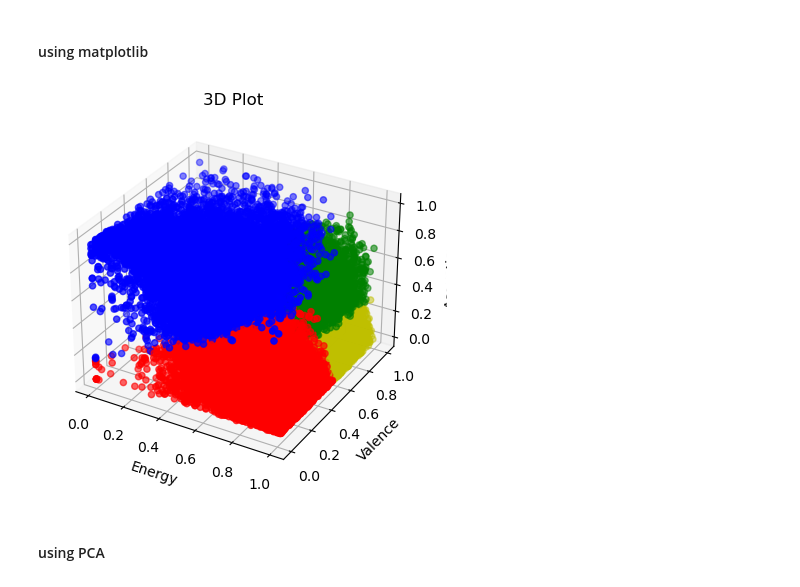
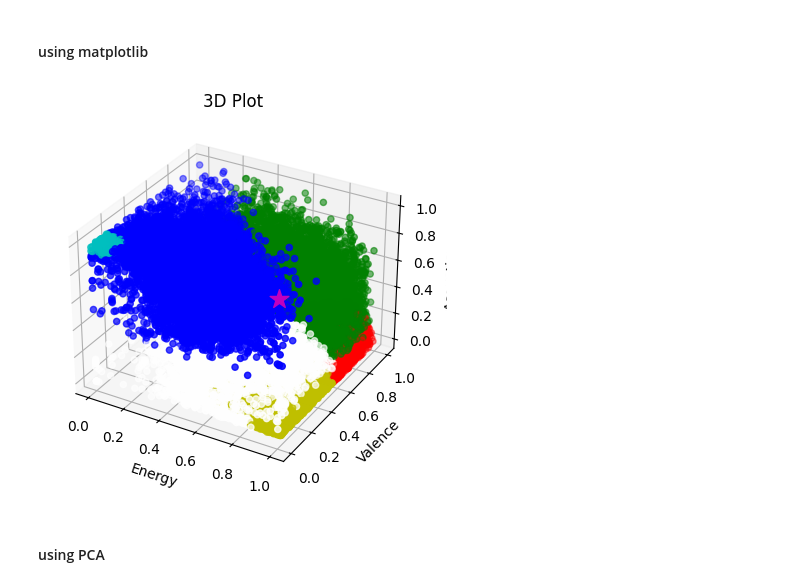
Before and after one commit to fishbrightwise/dap_artificial_dj, a Jupyter notebook: clustering.ipynb, the cells around one changed output. Drawn from its saved outputs; the diff is of its cells as text; code cells hidden in the pictures.

Commit message:
edited clustering

```diff
--- a/clustering.ipynb
+++ b/clustering.ipynb
@@ -61,7 +68,7 @@ X_train, X_test = train_test_split(X, test_size=0.2, random_state=42)
 # K Means Clustering
 # %%
 # Kmeans model
-kmeans = KMeans(n_clusters = 3, random_state = 20, n_init = 20, tol = 0.0001)
+kmeans = KMeans(n_clusters = 6, random_state = 100, n_init = 20, tol = 0.0001)
 # Fit and predict on the data
 y_kmeans = kmeans.fit_predict(X_test)
 #Save centroids
@@ -110,36 +120,39 @@ fig = plt.figure()
 ax = fig.add_subplot(111, projection='3d')
 
 # Plot points
 cluster_labels = X_test['y_kmeans']  # Random cluster labels for demonstration
 
-colors = ['r', 'g', 'b', 'y']  # Red, Green, Blue for the three clusters
+colors = ['r', 'g', 'b', 'y', 'w', 'c']  # Red, Green, Blue for the three clusters
 cluster_colors = [colors[label] for label in cluster_labels]
+specific_point = (1.0, 0, 1)  # Example coordinates, replace with your specific point
+
 
 
 # Plot points
+ax.scatter(*specific_point, c='m', marker='*', s=200, label='Specific Point')
 ax.scatter(X_test['energy'], X_test['valence'], X_test['acousticness'], c=cluster_colors, marker='o') # Each feature respectively
 
 
 # Set labels and title
 ax.set_xlabel('Energy')
 ax.set_ylabel('Valence')
 ax.set_zlabel('Acousticness')
 ax.set_title('3D Plot')
 
 # Conduct K-means clustering
-kmeans = KMeans(n_clusters=5)
+kmeans = KMeans(n_clusters=6)
 kmeans.fit(X_test[['energy', 'valence', 'acousticness']])
 
 # # Get cluster centers
 # centers = kmeans.cluster_centers_
 
 # # Plot cluster centers
 # ax.scatter(centers[:, 0], centers[:, 1], centers[:, 2], c='r', marker='X', s=200, label='Centroids')
 
 # plt.legend()
 plt.show()
 # %% [output]
-[figure, old version]
+[figure, new version]
 # %% [markdown]
 #### using PCA
 # %%
```
Also changed, not shown: parts of 9 cells of this notebook.
